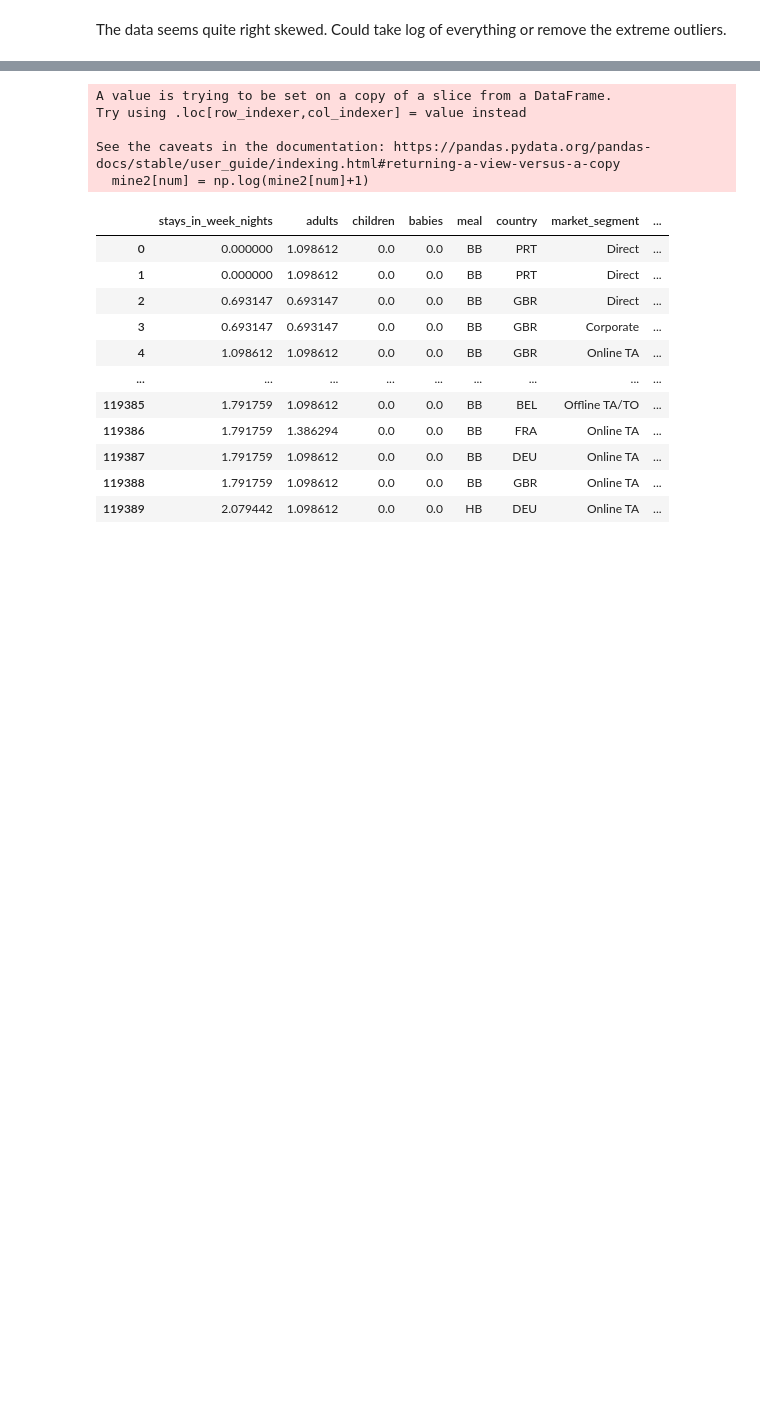
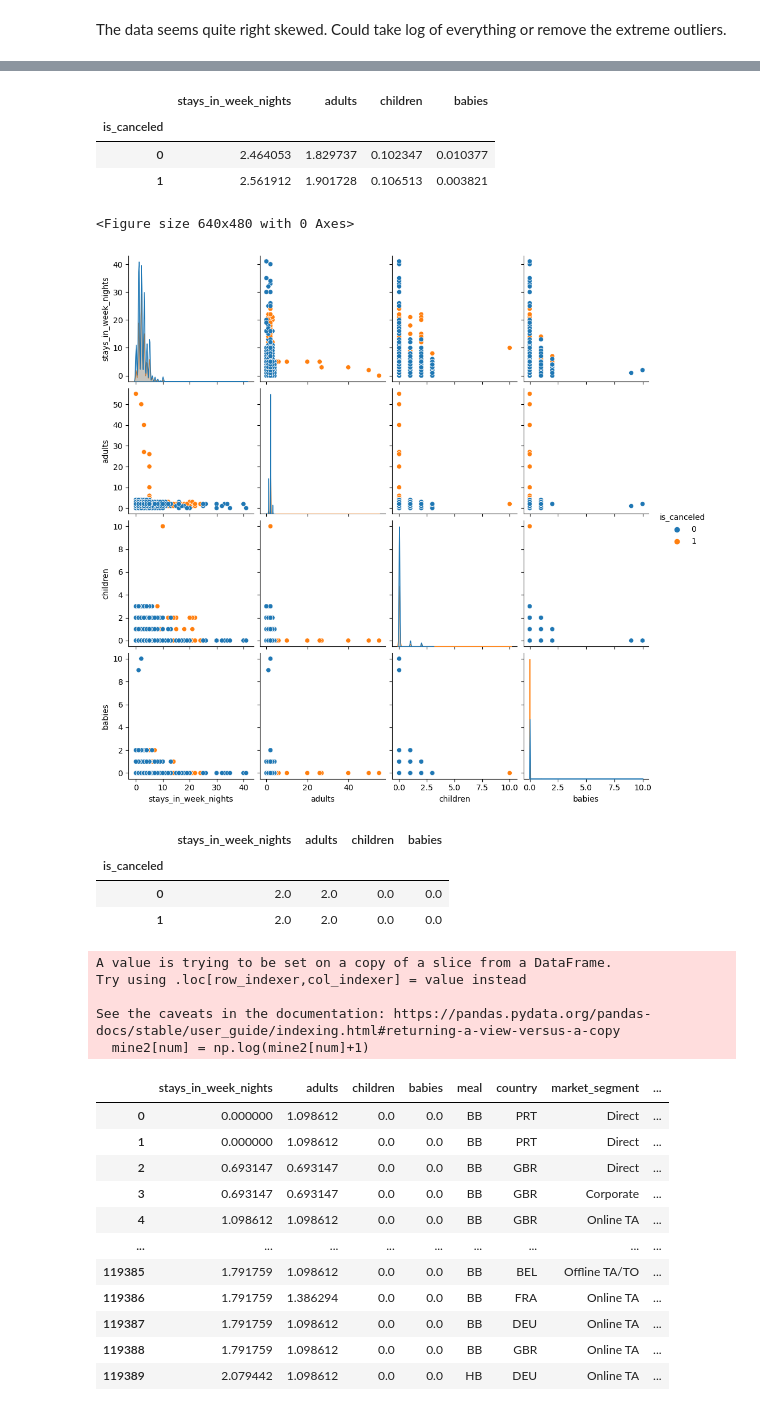
Before and after one commit to wenchengking/End-to-End-Hotel-Booking-Cancellation-Machine-Learning-Model, a Jupyter notebook: 04_EDA/EDA_EC.ipynb, the cells around one changed output, grey strips where cells are left out. Saved outputs shown, nothing was run; the diff lists cells and outputs as text; code cells hidden in the pictures; blank space fills up the shorter version.

```diff
--- a/04_EDA/EDA_EC.ipynb
+++ b/04_EDA/EDA_EC.ipynb
@@ -129,3 +150,33 @@ The data seems quite right skewed. Could take log of everything or remove the ex
+# %%
+# Checking the mean by dependent variable
+mine.groupby('is_canceled').mean()
+# %% [output]
+|  | stays_in_week_nights | adults | children | babies |
+| is_canceled |  |  |  |  |
+| 0 | 2.464053 | 1.829737 | 0.102347 | 0.010377 |
+| 1 | 2.561912 | 1.901728 | 0.106513 | 0.003821 |
+# %%
+# Take a look at the distribution and correlations
+plt.clf()
+sns.pairplot(mine2,diag_kind = "kde", hue = 'is_canceled')
+plt.show()
+
+## Seems like all these variables have some outliers
+# %% [output]
+<Figure size 640x480 with 0 Axes>
+[figure, added]
+# %%
+# Take a look at the distribution and correlations
+plt.clf()
+sns.pairplot(mine2,diag_kind = "kde")
+plt.show()
+
+## Seems like all these variables have some outliers
+# %% [output]
+|  | stays_in_week_nights | adults | children | babies |
+| is_canceled |  |  |  |  |
+| 0 | 2.0 | 2.0 | 0.0 | 0.0 |
+| 1 | 2.0 | 2.0 | 0.0 | 0.0 |
 # %%
 # Propose to replace all numerical values with logged version of these values
 
```
Also changed, not shown: parts of 13 cells of this notebook.
